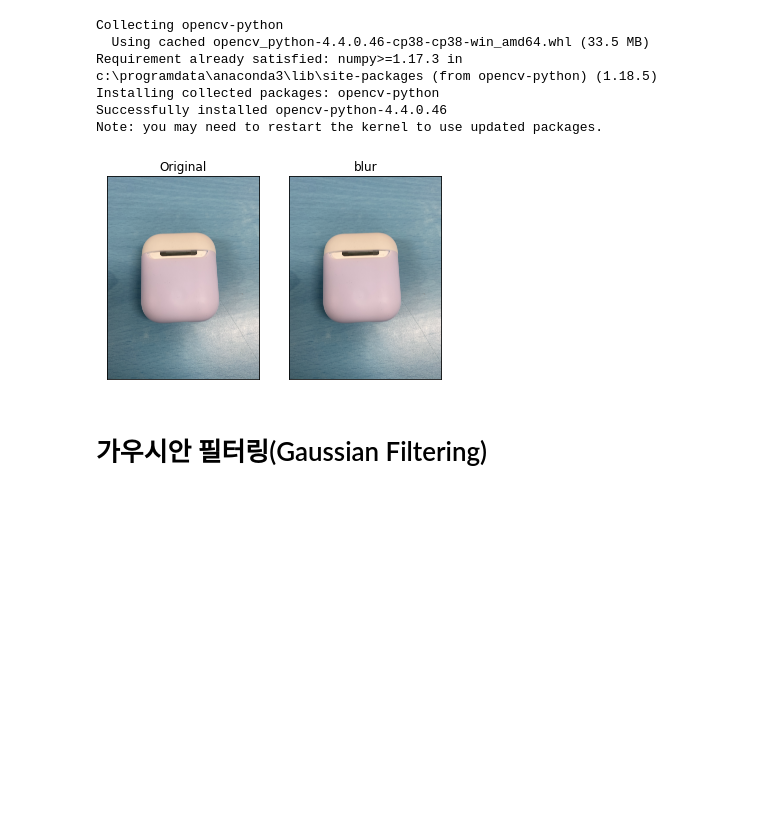
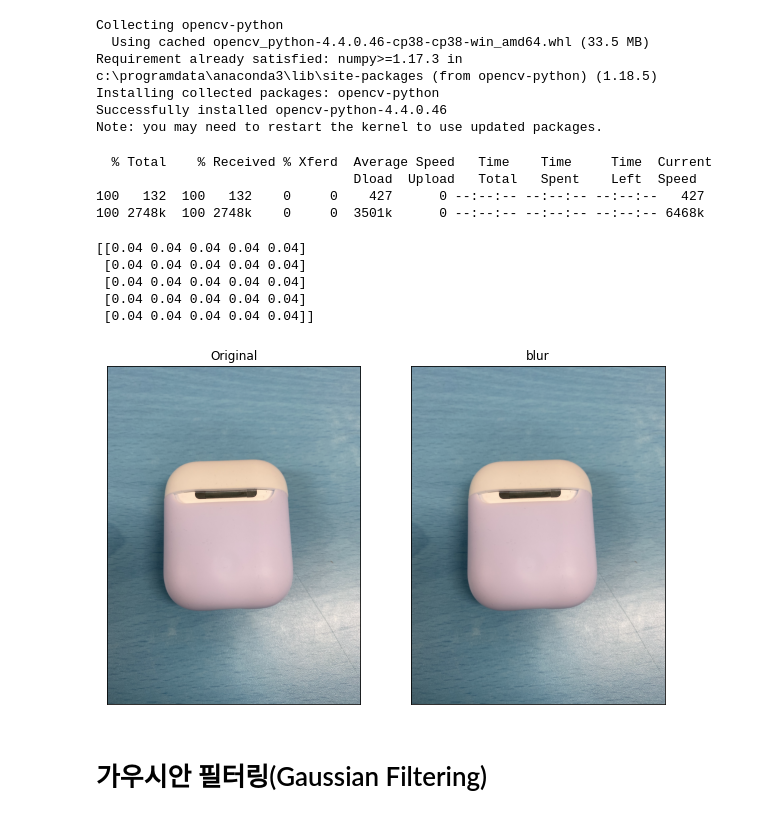
Before and after one commit to swkim01/DSAC5, a Jupyter notebook: gg-08-저주파_통과_필터링.ipynb, the cells around one changed output. Cells and saved outputs as stored; diff of their text form; code cells hidden in the pictures; blank space fills up the shorter version.

```diff
--- a/gg-08-저주파_통과_필터링.ipynb
+++ b/gg-08-저주파_통과_필터링.ipynb
@@ -29,14 +27,32 @@ img = cv2.imread('./case.jpg')
+# %%
+# 이미지 읽기
+!curl -L https://github.com/swkim01/DSAC5/raw/main/data/case.jpg \
+    -o case.jpg
+img = cv2.imread('./case.jpg')
+# %% [output]
+  % Total    % Received % Xferd  Average Speed   Time    Time     Time  Current
+                                 Dload  Upload   Total   Spent    Left  Speed
+100   132  100   132    0     0    427      0 --:--:-- --:--:-- --:--:--   427
+100 2748k  100 2748k    0     0  3501k      0 --:--:-- --:--:-- --:--:-- 6468k
 # %%
 kernel = np.ones((5,5), np.float32) / 25
+print(kernel)
 dst = cv2.filter2D(img, -1, kernel)
+# %% [output]
+[[0.04 0.04 0.04 0.04 0.04]
+ [0.04 0.04 0.04 0.04 0.04]
+ [0.04 0.04 0.04 0.04 0.04]
+ [0.04 0.04 0.04 0.04 0.04]
+ [0.04 0.04 0.04 0.04 0.04]]
 # %%
+plt.figure(figsize=(10,10))
 plt.subplot(121),plt.imshow(img),plt.title('Original')
 plt.xticks([]), plt.yticks([])
 plt.subplot(122),plt.imshow(dst),plt.title('blur')
 plt.xticks([]), plt.yticks([])
 plt.show()
 # %% [output]
-[figure, old version]
+[figure, new version]
 # %% [markdown]
 <h1>가우시안 필터링(Gaussian Filtering)</h1>
 # %%
```
Also changed, not shown: parts of 4 cells of this notebook.
